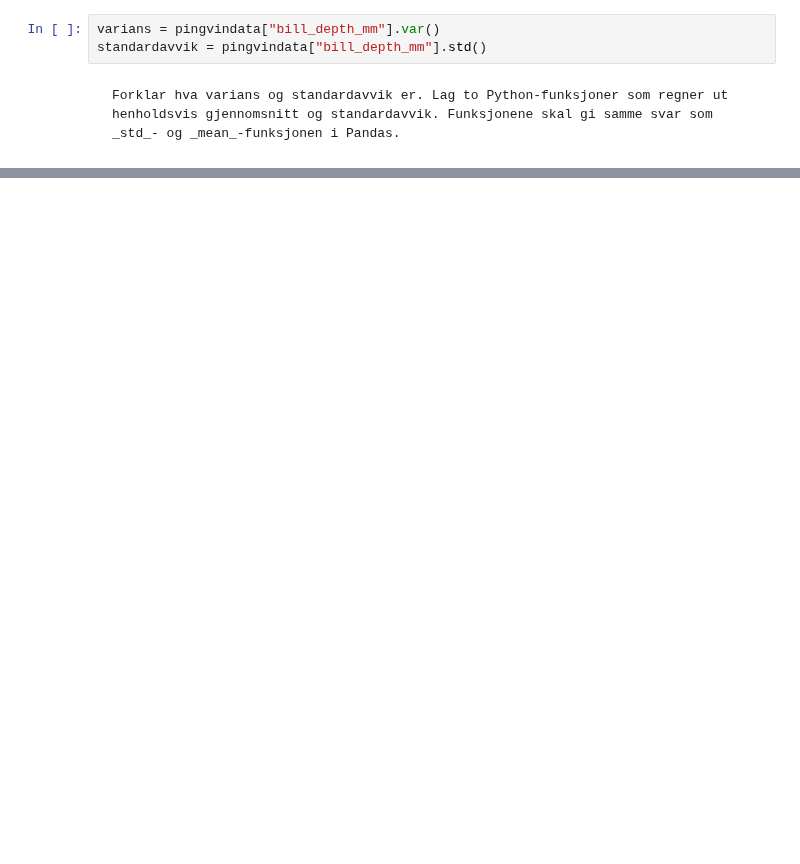
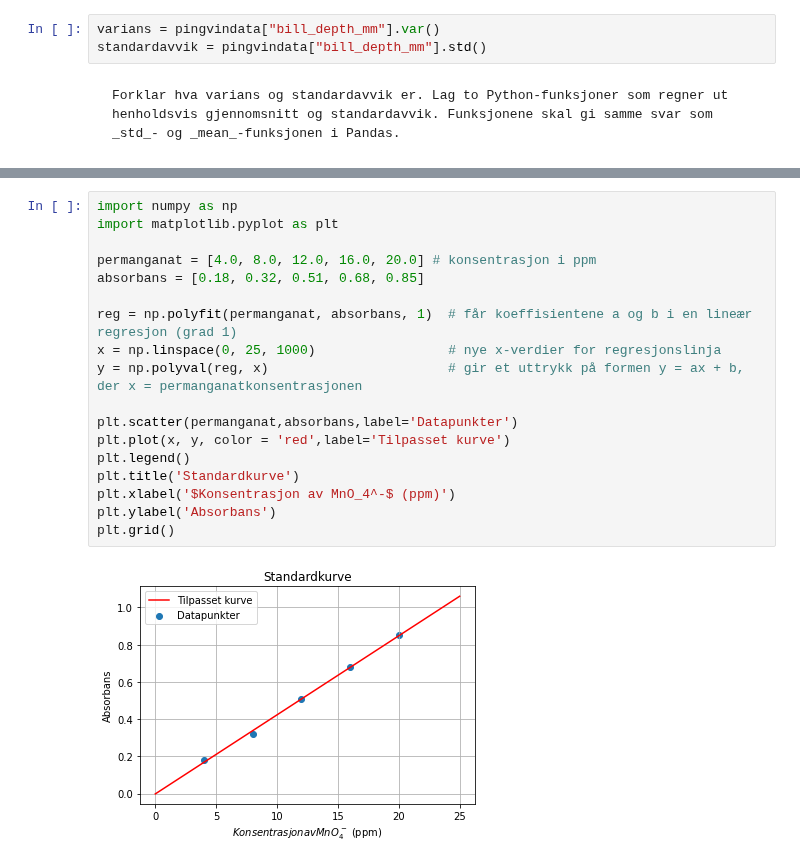
Before and after one commit to andreasdh/Programmering-og-modellering, a Jupyter notebook: docs/tema3_datahandtering/statistikk.ipynb, the cells around one changed output, grey strips where cells are left out. Drawn from its saved outputs; the diff is of its cells as text; blank space fills up the shorter version.

```diff
--- a/docs/tema3_datahandtering/statistikk.ipynb
+++ b/docs/tema3_datahandtering/statistikk.ipynb
@@ -141,0 +184,20 @@ Forklar hva varians og standardavvik er. Lag to Python-funksjoner som regner ut
+# %%
+import numpy as np
+import matplotlib.pyplot as plt
+
+permanganat = [4.0, 8.0, 12.0, 16.0, 20.0] # konsentrasjon i ppm
+absorbans = [0.18, 0.32, 0.51, 0.68, 0.85]
+
+reg = np.polyfit(permanganat, absorbans, 1)  # får koeffisientene a og b i en lineær regresjon (grad 1)
+x = np.linspace(0, 25, 1000)                 # nye x-verdier for regresjonslinja
+y = np.polyval(reg, x)                       # gir et uttrykk på formen y = ax + b, der x = permanganatkonsentrasjonen
+
+plt.scatter(permanganat,absorbans,label='Datapunkter')
+plt.plot(x, y, color = 'red',label='Tilpasset kurve')
+plt.legend()
+plt.title('Standardkurve')
+plt.xlabel('$Konsentrasjon av MnO_4^-$ (ppm)')
+plt.ylabel('Absorbans')
+plt.grid()
+# %% [output]
+[figure, added]
```
Also changed, not shown: parts of 25 cells of this notebook, 7 other files.
